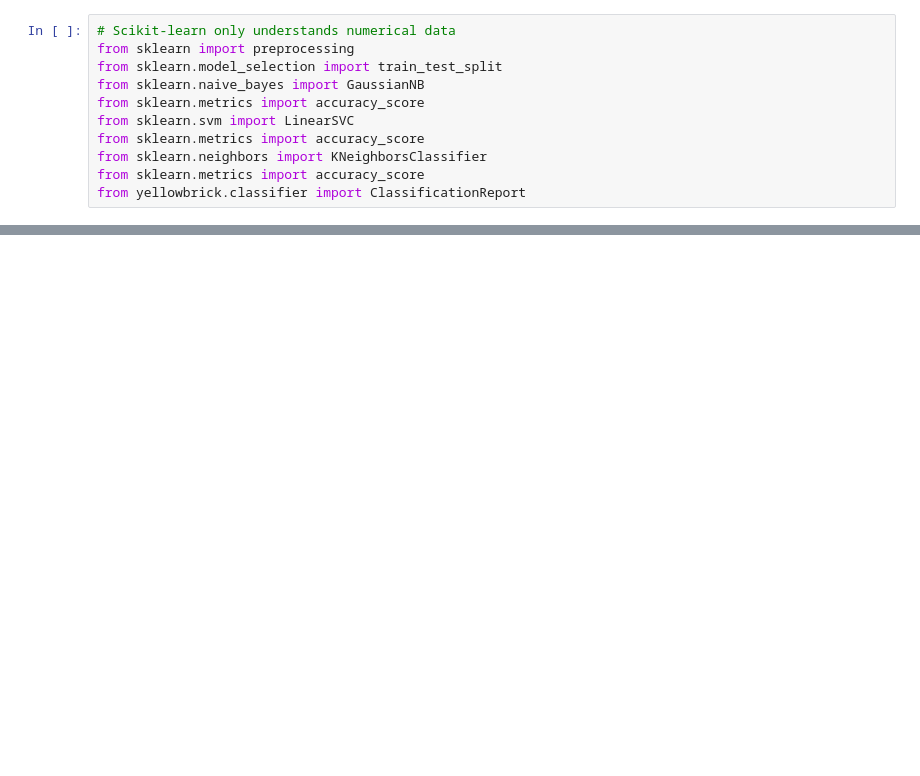
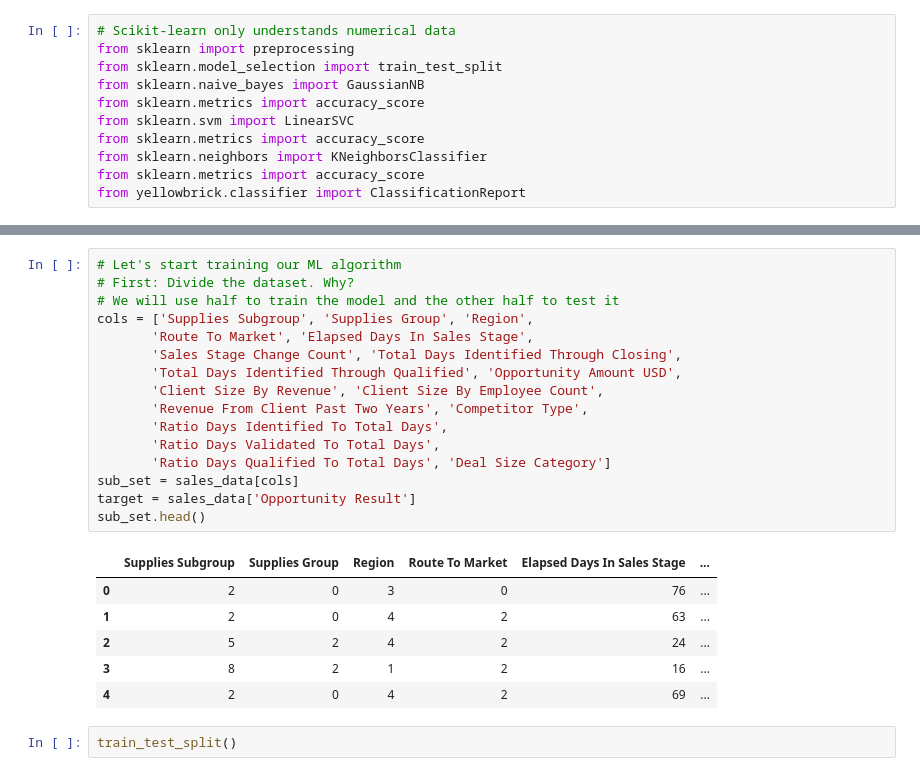
Before and after one commit to Isabela192/EDA_Notebooks, a Jupyter notebook: Sklearn_basics.ipynb, the cells around one changed output, grey strips where cells are left out. Cells and saved outputs as stored; diff of their text form; blank space fills up the shorter version.

```diff
--- a/Sklearn_basics.ipynb
+++ b/Sklearn_basics.ipynb
@@ -58,0 +127,25 @@ Pretty printing has been turned ON
+# %%
+# Let's start training our ML algorithm
+# First: Divide the dataset. Why?
+# We will use half to train the model and the other half to test it
+cols = ['Supplies Subgroup', 'Supplies Group', 'Region',
+       'Route To Market', 'Elapsed Days In Sales Stage',
+       'Sales Stage Change Count', 'Total Days Identified Through Closing',
+       'Total Days Identified Through Qualified', 'Opportunity Amount USD',
+       'Client Size By Revenue', 'Client Size By Employee Count',
+       'Revenue From Client Past Two Years', 'Competitor Type',
+       'Ratio Days Identified To Total Days',
+       'Ratio Days Validated To Total Days',
+       'Ratio Days Qualified To Total Days', 'Deal Size Category']
+sub_set = sales_data[cols]
+target = sales_data['Opportunity Result']
+sub_set.head()
+# %% [output]
+|  | Supplies Subgroup | Supplies Group | Region | Route To Market | Elapsed Days In Sales Stage | ... |
+| 0 | 2 | 0 | 3 | 0 | 76 | ... |
+| 1 | 2 | 0 | 4 | 2 | 63 | ... |
+| 2 | 5 | 2 | 4 | 2 | 24 | ... |
+| 3 | 8 | 2 | 1 | 2 | 16 | ... |
+| 4 | 2 | 0 | 4 | 2 | 69 | ... |
+# %%
+train_test_split()
```
Also changed, not shown: parts of 6 cells of this notebook.
